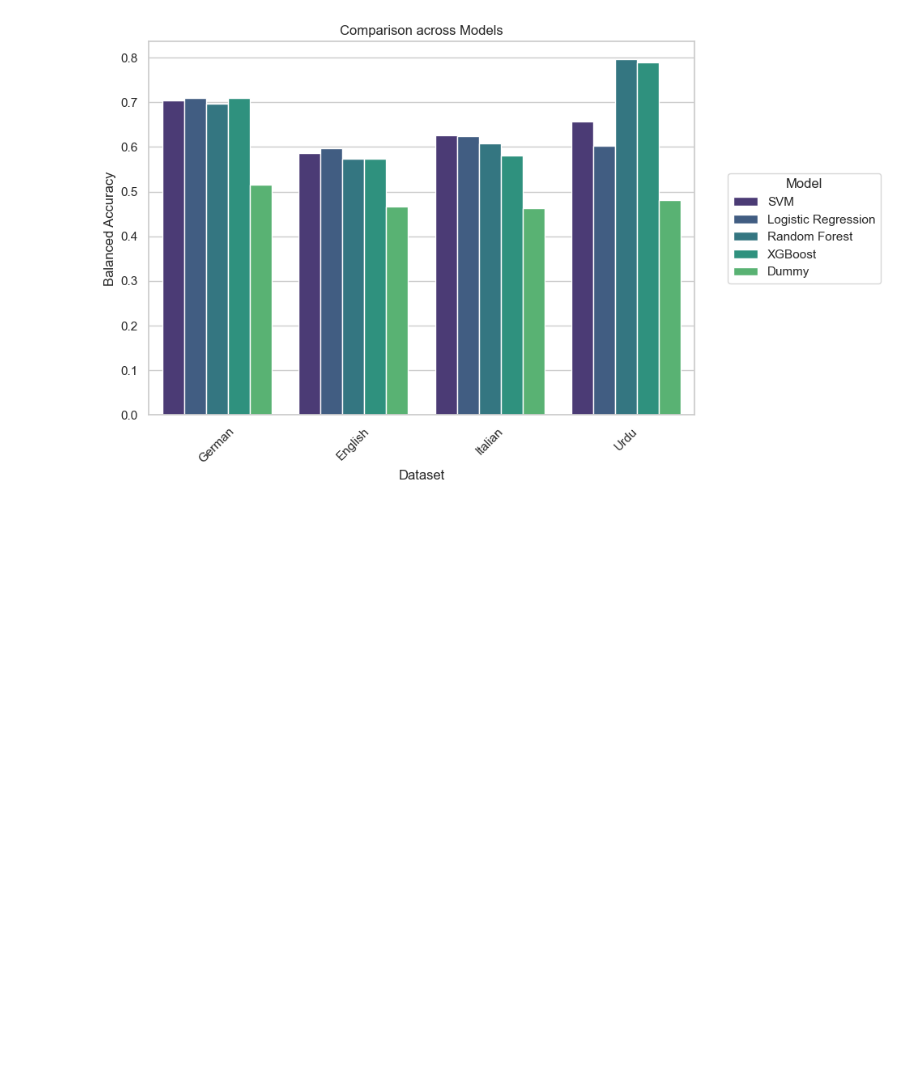
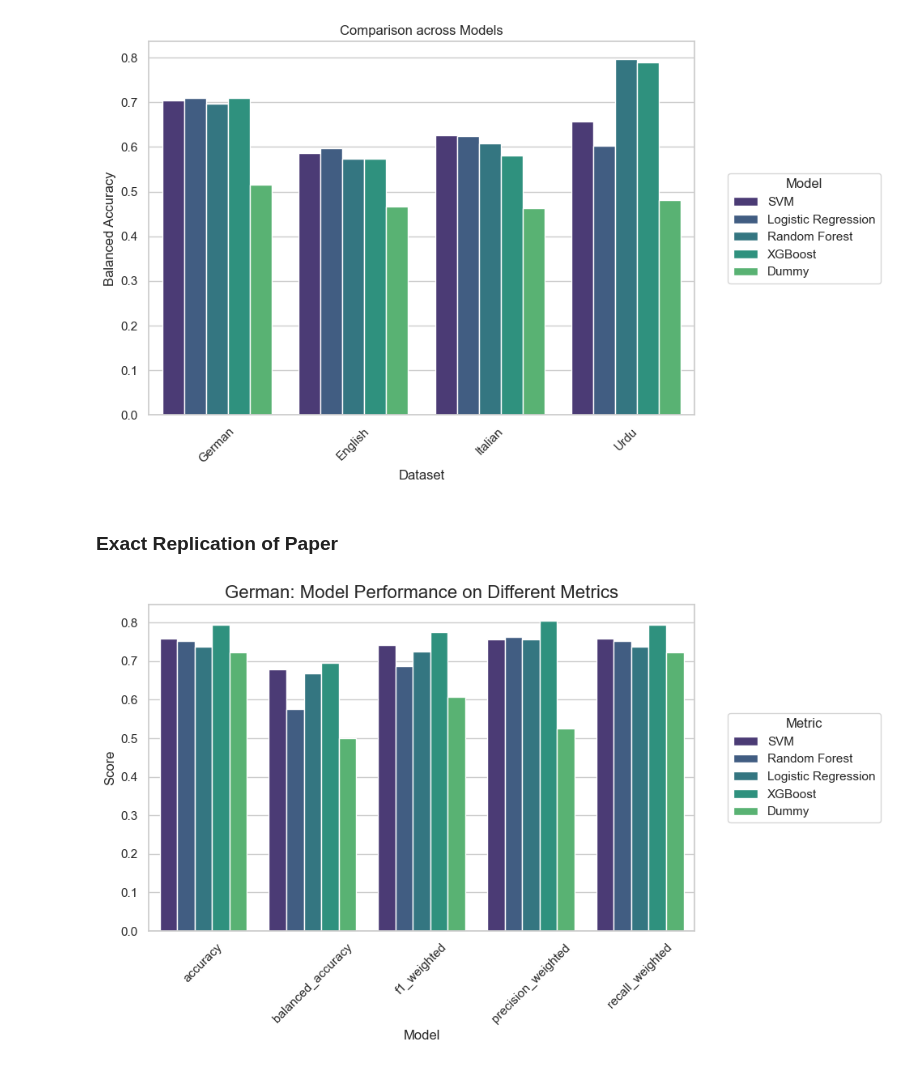
Before and after one commit to juverse/Speech-Emotion-Recognition, a Jupyter notebook: Evaluation/Baseline/baseline_evaluation.ipynb, the cells around one changed output. Drawn from its saved outputs; the diff is of its cells as text; code cells hidden in the pictures; blank space fills up the shorter version.

Commit message:
replication as in the paper and evaluation

```diff
--- a/Evaluation/Baseline/baseline_evaluation.ipynb
+++ b/Evaluation/Baseline/baseline_evaluation.ipynb
@@ -11,6 +11,12 @@ results_german = pd.read_csv(r'german_results.csv')
 results_english = pd.read_csv(r'english_results.csv')
 results_italian = pd.read_csv(r'italian_results.csv')
 results_urdu = pd.read_csv(r'urdu_results.csv')
+
+# replication of paper
+replication_results_german = pd.read_csv(r'german_replication_results.csv')
+replication_results_english = pd.read_csv(r'english_replication_results.csv')
+replication_results_italian = pd.read_csv(r'italian_replication_results.csv')
+replication_results_urdu = pd.read_csv(r'urdu_replication_results.csv')
 # %%
 def plot_results(results_df, language):
     plt.figure(figsize=(10, 6))
@@ -73,3 +79,9 @@ plt.tight_layout()
 plt.show()
 # %% [output]
 [figure]
+# %% [markdown]
+### Exact Replication of Paper
+# %%
+plot_results(replication_results_german, 'German')
+# %% [output]
+[figure, added]
```
Also changed, not shown: parts of 9 cells of this notebook, 1 other file.
